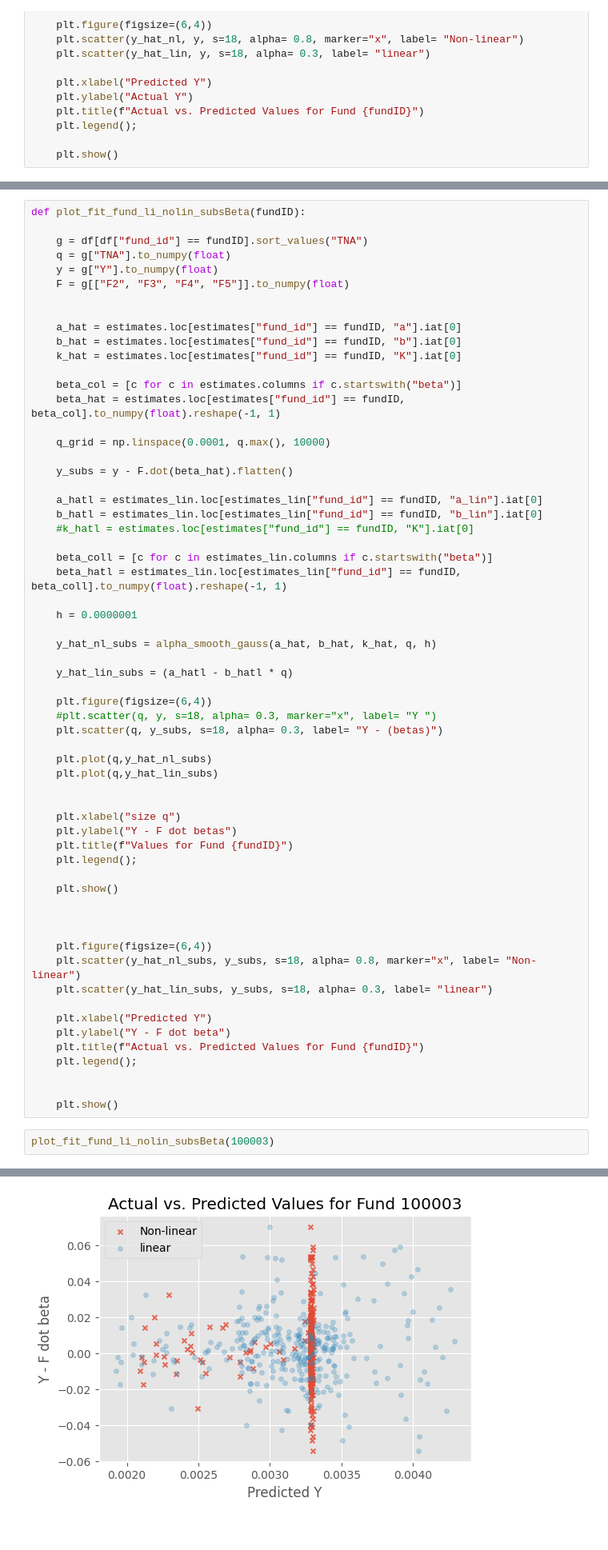
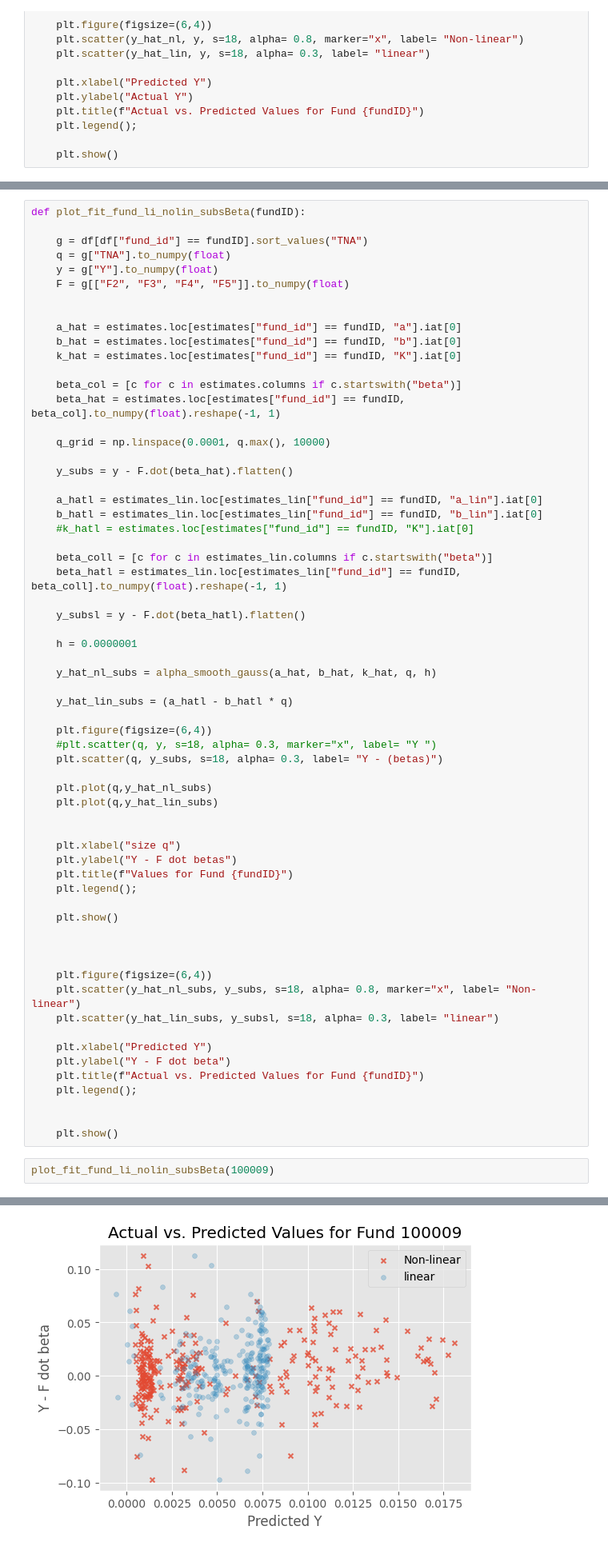
Before and after one commit to DavidSandovalRodriguez/Fund-Kink-Smoothing, a Jupyter notebook: WorkingNotebook.ipynb, the cells around one changed output, grey strips where cells are left out. Shown at 80% size. Drawn from its saved outputs; the diff is of its cells as text.

```diff
--- a/WorkingNotebook.ipynb
+++ b/WorkingNotebook.ipynb
@@ -444,6 +477,8 @@ def plot_fit_fund_li_nolin_subsBeta(fundID):
     beta_coll = [c for c in estimates_lin.columns if c.startswith("beta")]
     beta_hatl = estimates_lin.loc[estimates_lin["fund_id"] == fundID, beta_coll].to_numpy(float).reshape(-1, 1)
 
+    y_subsl = y - F.dot(beta_hatl).flatten()
+
     h = 0.0000001
 
     y_hat_nl_subs = alpha_smooth_gauss(a_hat, b_hat, k_hat, q, h)
@@ -469,7 +504,7 @@ def plot_fit_fund_li_nolin_subsBeta(fundID):
 
     plt.figure(figsize=(6,4))
     plt.scatter(y_hat_nl_subs, y_subs, s=18, alpha= 0.8, marker="x", label= "Non-linear")
-    plt.scatter(y_hat_lin_subs, y_subs, s=18, alpha= 0.3, label= "linear")
+    plt.scatter(y_hat_lin_subs, y_subsl, s=18, alpha= 0.3, label= "linear")
 
     plt.xlabel("Predicted Y")
     plt.ylabel("Y - F dot beta")
@@ -479,5 +514,5 @@ def plot_fit_fund_li_nolin_subsBeta(fundID):
 
     plt.show()
 # %%
-plot_fit_fund_li_nolin_subsBeta(100003)
+plot_fit_fund_li_nolin_subsBeta(100009)
 # %% [output]
@@ -485,3 +520,3 @@ plot_fit_fund_li_nolin_subsBeta(100003)
-[figure, old version]
+[figure, new version]
 # %% [markdown]
 All funds together and subsets of funds
```
Also changed, not shown: parts of 9 cells of this notebook.
